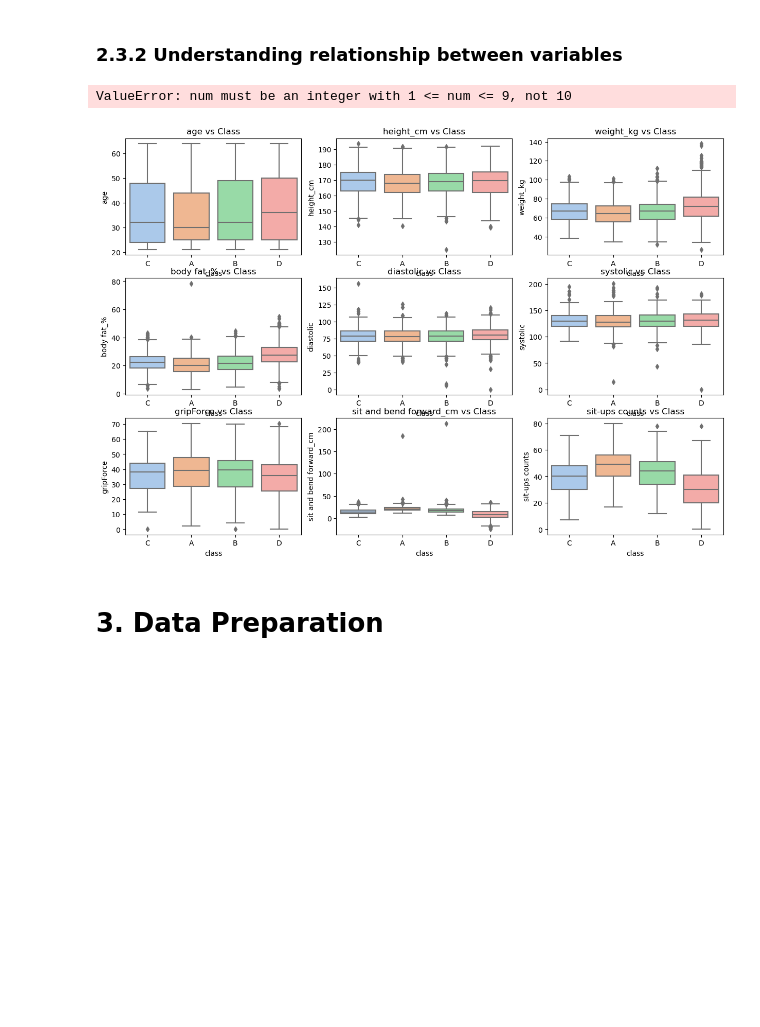
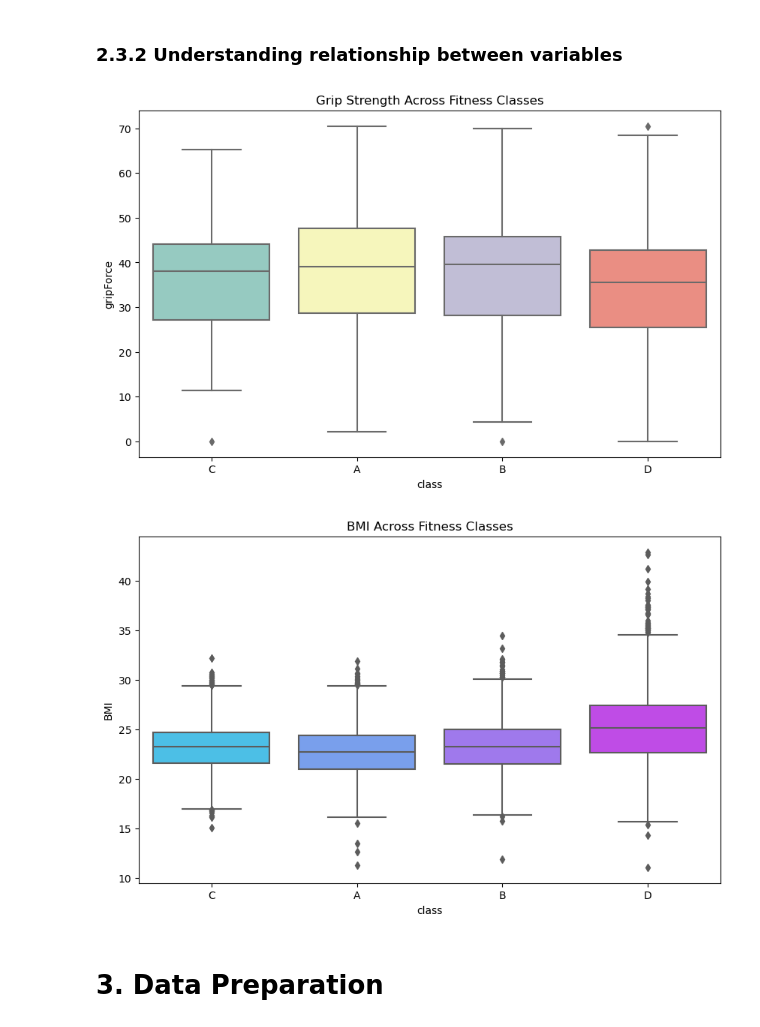
Before and after one commit to SamJs0512/streamlit, a Jupyter notebook: MLDP Program Codes Submission Template.ipynb, the cells around one changed output. Cells and saved outputs as stored; diff of their text form; code cells hidden in the pictures; blank space fills up the shorter version.

```diff
--- a/MLDP Program Codes Submission Template.ipynb
+++ b/MLDP Program Codes Submission Template.ipynb
@@ -36,3 +39,9 @@ Goal: to predict fitness class of different people
 ## 2.1 Load dataset
 # %%
 df = pd.read_csv("bodyPerformance.csv")
+
+df.columns = df.columns.str.strip()           # Remove leading/trailing spaces
+df.columns = df.columns.str.replace(" ", "_") # Replace spaces with underscores
+df.columns = df.columns.str.lower()           # Lowercase all column names
+
+print("Columns after cleaning:")
@@ -127,18 +122,12 @@ freq     8467   3349
 # %% [markdown]
 ### 2.3.1.1 Understanding distribution of target
 # %%
-import matplotlib.pyplot as plt
-import seaborn as sns
+target_col = "class"
 
-# Target distribution
-plt.figure(figsize=(6,4))
-sns.countplot(data=df, x='class', palette='pastel')
-plt.title('Distribution of Target Variable (class)')
-plt.xlabel('Class')
+plt.figure(figsize=(8,5))
+sns.countplot(data=df, x=target_col, palette='coolwarm', order=df[target_col].value_counts().index)
+plt.title('Distribution of Fitness Classes')
+plt.xlabel('Fitness Class')
 plt.ylabel('Count')
 plt.show()
-
-# Justification:
-# Helps understand class balance
-# If highly imbalanced, might need techniques like stratified sampling or oversampling
 # %% [output]
@@ -161,22 +180,23 @@ plt.show()
 # %% [markdown]
 ### 2.3.2 Understanding relationship between variables
 # %%
-# Boxplots to see how numeric features vary by class
-plt.figure(figsize=(15,10))
-for i, col in enumerate(numeric_cols):
-    if col != 'class':
-        plt.subplot(3, 3, i+1)
-        sns.boxplot(x='class', y=col, data=df, palette='pastel')
-        plt.title(f'{col} vs Class')
-plt.tight_layout()
+# 5. Relationship between variables
+# =============================
+# Example: GripForce vs Fitness Class
+plt.figure(figsize=(10,6))
+sns.boxplot(data=df, x=target_col, y='gripForce', palette='Set3')
+plt.title('Grip Strength Across Fitness Classes')
 plt.show()
 
-# Justification:
-# Boxplots help visualize how features differ across target classes
-# Can reveal which features may be more predictive
+# Example: BMI vs Fitness Class
+df["BMI"] = df["weight_kg"] / ((df["height_cm"]/100)**2)
+plt.figure(figsize=(10,6))
+sns.boxplot(data=df, x=target_col, y='BMI', palette='cool')
+plt.title('BMI Across Fitness Classes')
+plt.show()
 # %% [output]
-ValueError: num must be an integer with 1 <= num <= 9, not 10
-[figure, old version]
+[figure, new version]
+[figure, added]
 # %% [markdown]
 # 3. Data Preparation
 # %% [markdown]
```
Also changed, not shown: parts of 14 cells of this notebook, 4 other files.
